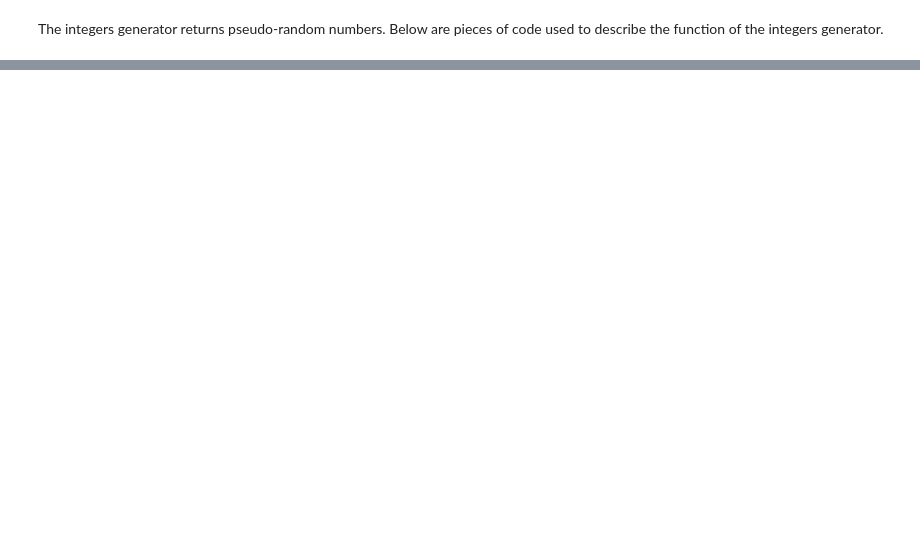
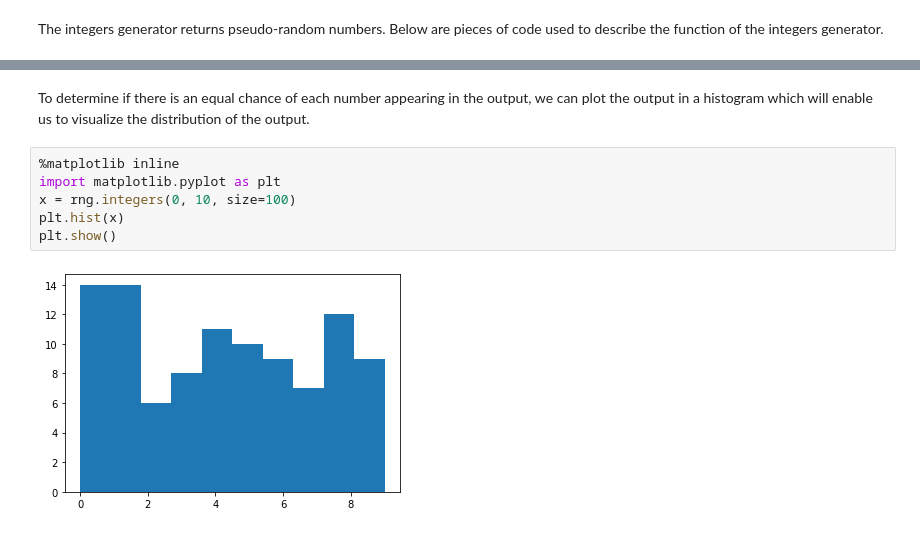
Before and after one commit to hayleydoherty/Programming-for-DA-Assignment, a Jupyter notebook: Assignment.ipynb, the cells around one changed output, grey strips where cells are left out. Drawn from its saved outputs; the diff is of its cells as text; blank space fills up the shorter version.

Commit message:
Investigated the integers and random generators for part 2- the use of simple random data

```diff
--- a/Assignment.ipynb
+++ b/Assignment.ipynb
@@ -20,0 +41,10 @@ AttributeError: module 'numpy.random' has no attribute 'default_rng'
+# %% [markdown]
+To determine if there is an equal chance of each number appearing in the output, we can plot the output in a histogram which will enable us to visualize the distribution of the output.
+# %%
+%matplotlib inline
+import matplotlib.pyplot as plt
+x = rng.integers(0, 10, size=100)
+plt.hist(x)
+plt.show()
+# %% [output]
+[figure, added]
```
Also changed, not shown: parts of 38 cells of this notebook.
